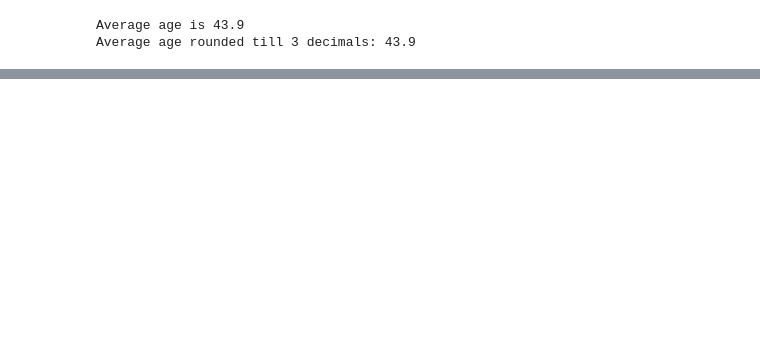
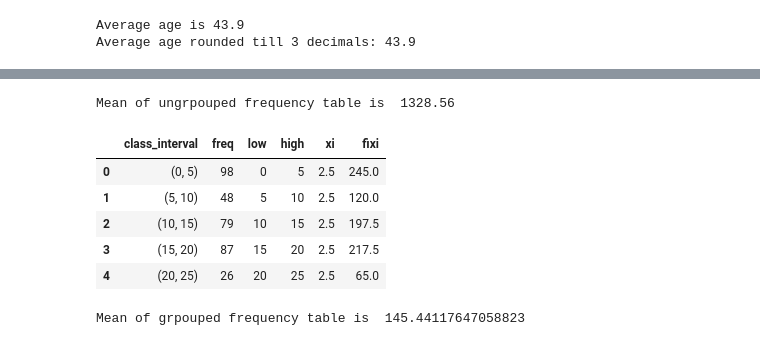
Before and after one commit to AnujaNamboodiri/Statistics, a Jupyter notebook: measures_of_central_tendency.ipynb, the cells around one changed output, grey strips where cells are left out. Saved outputs shown, nothing was run; the diff lists cells and outputs as text; code cells hidden in the pictures; blank space fills up the shorter version.

Commit message:
mean of frequency table

```diff
--- a/measures_of_central_tendency.ipynb
+++ b/measures_of_central_tendency.ipynb
@@ -117,3 +117,14 @@ sample_df.head(5)
 | 2 | 3 | 55 |
 | 3 | 4 | 98 |
 | 4 | 5 | 59 |
+# %%
+# Sample dataset with class intervals and n observations
+def sample_2 (no_of_observations):
+    bins = create_bins(lower_bound=0, width=5, count=no_of_observations)
+    freq = np.random.randint(20, 100,no_of_observations+1)
+    sample_2 = {bins[i]:freq[i] for i in range(len(bins))}
+    sample_2 = pd.DataFrame(sample_2.items(), columns=['class_interval', 'freq'])
+    return sample_2
+
+sample_df2 = sample_2(no_of_observations=10)
+sample_df2.head(5)
@@ -250,0 +292,8 @@ Average age rounded till 3 decimals: 43.9
+# %%
+ungrouped_freq_table = sample(no_of_observations=50)
+print("Sample discrete frequency table:\n")
+display(ungrouped_freq_table.head(5))
+
+grouped_freq_table = sample_2(no_of_observations=50)
+print("Sample frequency table with class intervals:\n")
+display(grouped_freq_table.head(5))
@@ -250,0 +326,23 @@ Average age rounded till 3 decimals: 43.9
+# %%
+ungrouped_freq_table_mean = np.average(ungrouped_freq_table['fixi'])
+print("Mean of ungrpouped frequency table is ", ungrouped_freq_table_mean)
+# %% [output]
+Mean of ungrpouped frequency table is  1328.56
+# %%
+# For frequency table with class intervals, class midpoint is multiplied with frequency and then mean is calculated
+grouped_freq_table[['low','high']] = grouped_freq_table['class_interval'].apply(pd.Series)
+grouped_freq_table['xi'] = (grouped_freq_table['high'] - grouped_freq_table['low'])/2
+grouped_freq_table['fixi'] = grouped_freq_table['xi']*grouped_freq_table['freq']
+grouped_freq_table.head(5)
+# %% [output]
+|  | class_interval | freq | low | high | xi | fixi |
+| 0 | (0, 5) | 98 | 0 | 5 | 2.5 | 245.0 |
+| 1 | (5, 10) | 48 | 5 | 10 | 2.5 | 120.0 |
+| 2 | (10, 15) | 79 | 10 | 15 | 2.5 | 197.5 |
+| 3 | (15, 20) | 87 | 15 | 20 | 2.5 | 217.5 |
+| 4 | (20, 25) | 26 | 20 | 25 | 2.5 | 65.0 |
+# %%
+grouped_freq_table_mean = np.average(grouped_freq_table['fixi'])
+print("Mean of grpouped frequency table is ", grouped_freq_table_mean)
+# %% [output]
+Mean of grpouped frequency table is  145.44117647058823
```
Also changed, not shown: parts of 12 cells of this notebook.
